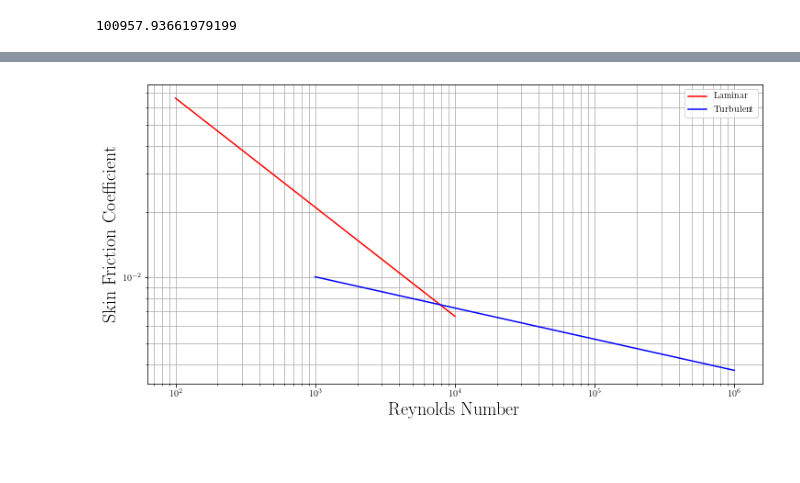
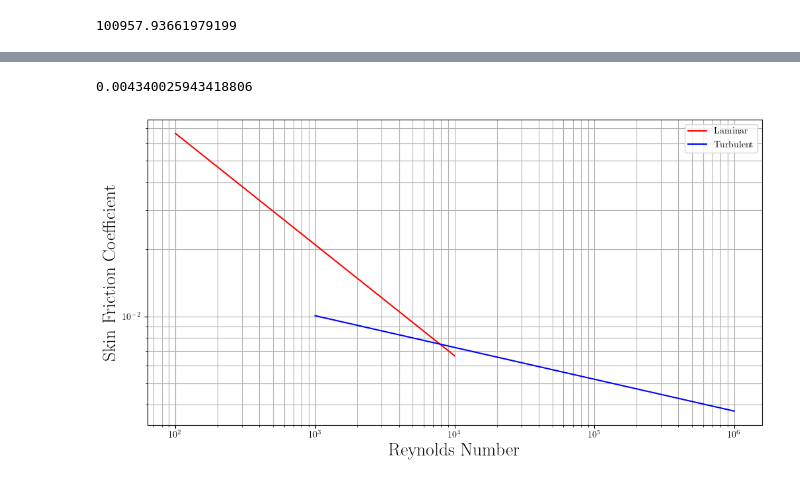
Before and after one commit to lpender3672/MEng-CW, a Jupyter notebook: IIA/3A1/Transition_to_turbulence/analysis.ipynb, the cells around one changed output, grey strips where cells are left out. Saved outputs shown, nothing was run; the diff lists cells and outputs as text; code cells hidden in the pictures; blank space fills up the shorter version.

```diff
--- a/IIA/3A1/Transition_to_turbulence/analysis.ipynb
+++ b/IIA/3A1/Transition_to_turbulence/analysis.ipynb
@@ -129,23 +172,28 @@ plt.show()
 # %%
 
 ReD_lam = np.logspace(2, 4, 1000)
 Cf_lam = 0.664 / np.sqrt(ReD_lam)
 
 ReD_turb = np.logspace(3, 6, 1000)
 Cf_turb = 0.027 / (ReD_turb ** (1/7))
+
+Re_wall = rho * U_inf * 0.5 / dyn_visc
+Cf_actual = 0.027 / (Re_wall ** (1/7))
+print(Cf_actual)
 
 plt.figure(figsize=(12, 6))
 plt.plot(ReD_lam, Cf_lam, label="Laminar", color='r')
 plt.plot(ReD_turb, Cf_turb, label="Turbulent", color='b')
 
 plt.xscale('log')
 plt.yscale('log')
 plt.grid(which='both')
 plt.xlabel('Reynolds Number', fontsize = 20)
 plt.ylabel('Skin Friction Coefficient', fontsize = 20)
 plt.legend()
 
-plt.savefig('Cf.png', dpi=600)
+plt.savefig('Cf.png', dpi=600, bbox_inches='tight')
 plt.show()
 # %% [output]
+0.004340025943418806
-[figure, old version]
+[figure, new version]
```
Also changed, not shown: parts of 5 cells of this notebook, 9 other files.
